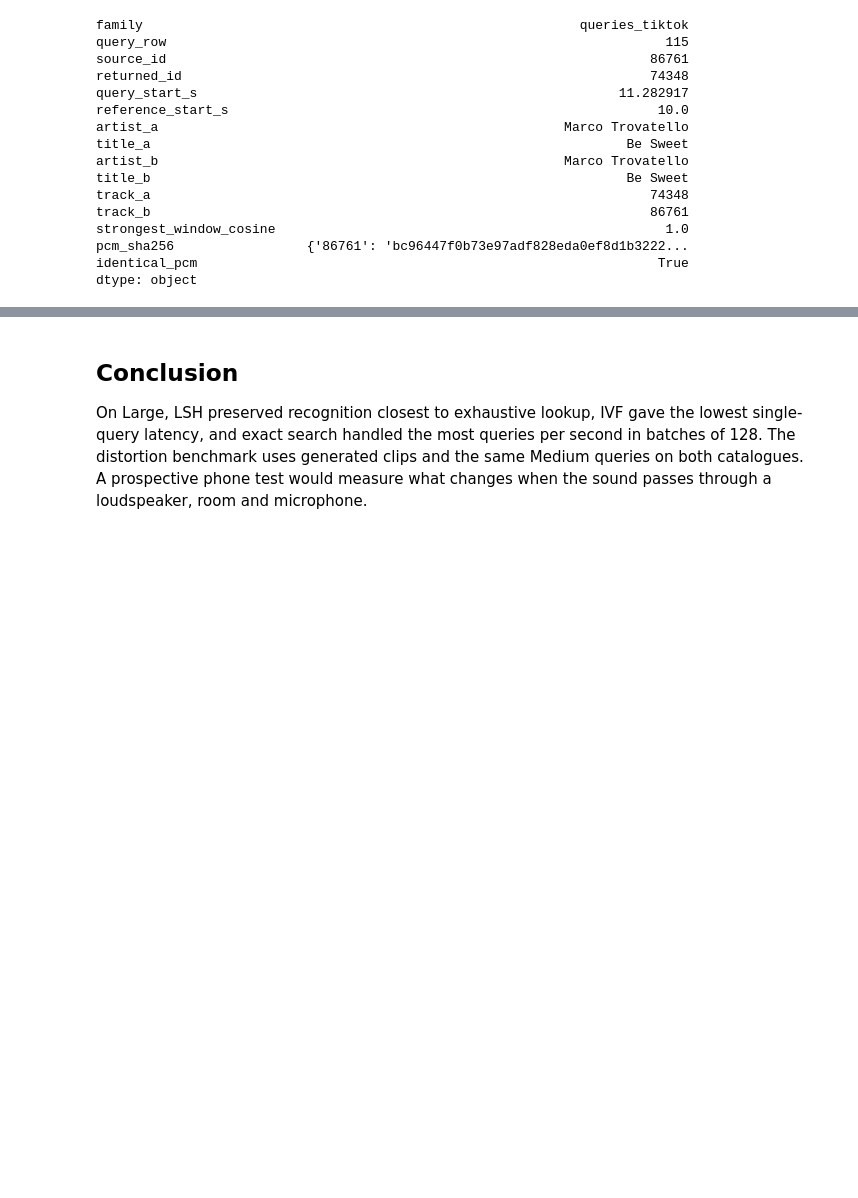
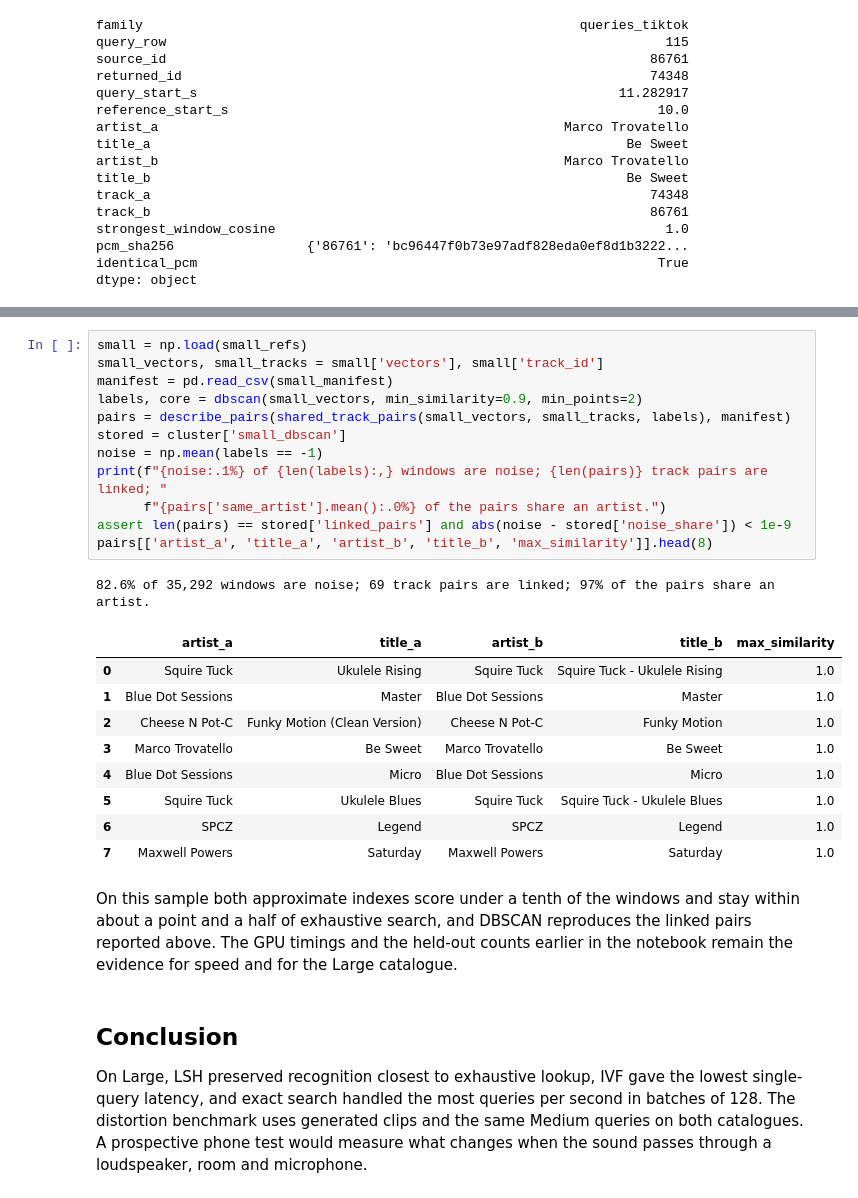
Before and after one commit to FelixPhanofi/02807_computational_tools_ds, a Jupyter notebook: notebooks/report_findings.ipynb, the cells around one changed output, grey strips where cells are left out. Cells and saved outputs as stored; diff of their text form; blank space fills up the shorter version.

```diff
--- a/notebooks/report_findings.ipynb
+++ b/notebooks/report_findings.ipynb
@@ -130,3 +249,28 @@ dtype: object
+# %%
+small = np.load(small_refs)
+small_vectors, small_tracks = small['vectors'], small['track_id']
+manifest = pd.read_csv(small_manifest)
+labels, core = dbscan(small_vectors, min_similarity=0.9, min_points=2)
+pairs = describe_pairs(shared_track_pairs(small_vectors, small_tracks, labels), manifest)
+stored = cluster['small_dbscan']
+noise = np.mean(labels == -1)
+print(f"{noise:.1%} of {len(labels):,} windows are noise; {len(pairs)} track pairs are linked; "
+      f"{pairs['same_artist'].mean():.0%} of the pairs share an artist.")
+assert len(pairs) == stored['linked_pairs'] and abs(noise - stored['noise_share']) < 1e-9
+pairs[['artist_a', 'title_a', 'artist_b', 'title_b', 'max_similarity']].head(8)
+# %% [output]
+82.6% of 35,292 windows are noise; 69 track pairs are linked; 97% of the pairs share an artist.
+|  | artist_a | title_a | artist_b | title_b | max_similarity |
+| 0 | Squire Tuck | Ukulele Rising | Squire Tuck | Squire Tuck - Ukulele Rising | 1.0 |
+| 1 | Blue Dot Sessions | Master | Blue Dot Sessions | Master | 1.0 |
+| 2 | Cheese N Pot-C | Funky Motion (Clean Version) | Cheese N Pot-C | Funky Motion | 1.0 |
+| 3 | Marco Trovatello | Be Sweet | Marco Trovatello | Be Sweet | 1.0 |
+| 4 | Blue Dot Sessions | Micro | Blue Dot Sessions | Micro | 1.0 |
+| 5 | Squire Tuck | Ukulele Blues | Squire Tuck | Squire Tuck - Ukulele Blues | 1.0 |
+| 6 | SPCZ | Legend | SPCZ | Legend | 1.0 |
+| 7 | Maxwell Powers | Saturday | Maxwell Powers | Saturday | 1.0 |
+# %% [markdown]
+On this sample both approximate indexes score under a tenth of the windows and stay within about a point and a half of exhaustive search, and DBSCAN reproduces the linked pairs reported above. The GPU timings and the held-out counts earlier in the notebook remain the evidence for speed and for the Large catalogue.
 # %% [markdown]
 ## Conclusion
 On Large, LSH preserved recognition closest to exhaustive lookup, IVF gave the lowest single-query latency, and exact search handled the most queries per second in batches of 128. The distortion benchmark uses generated clips and the same Medium queries on both catalogues. A prospective phone test would measure what changes when the sound passes through a loudspeaker, room and microphone.
```
Also changed, not shown: parts of 9 cells of this notebook, 3 other files.
